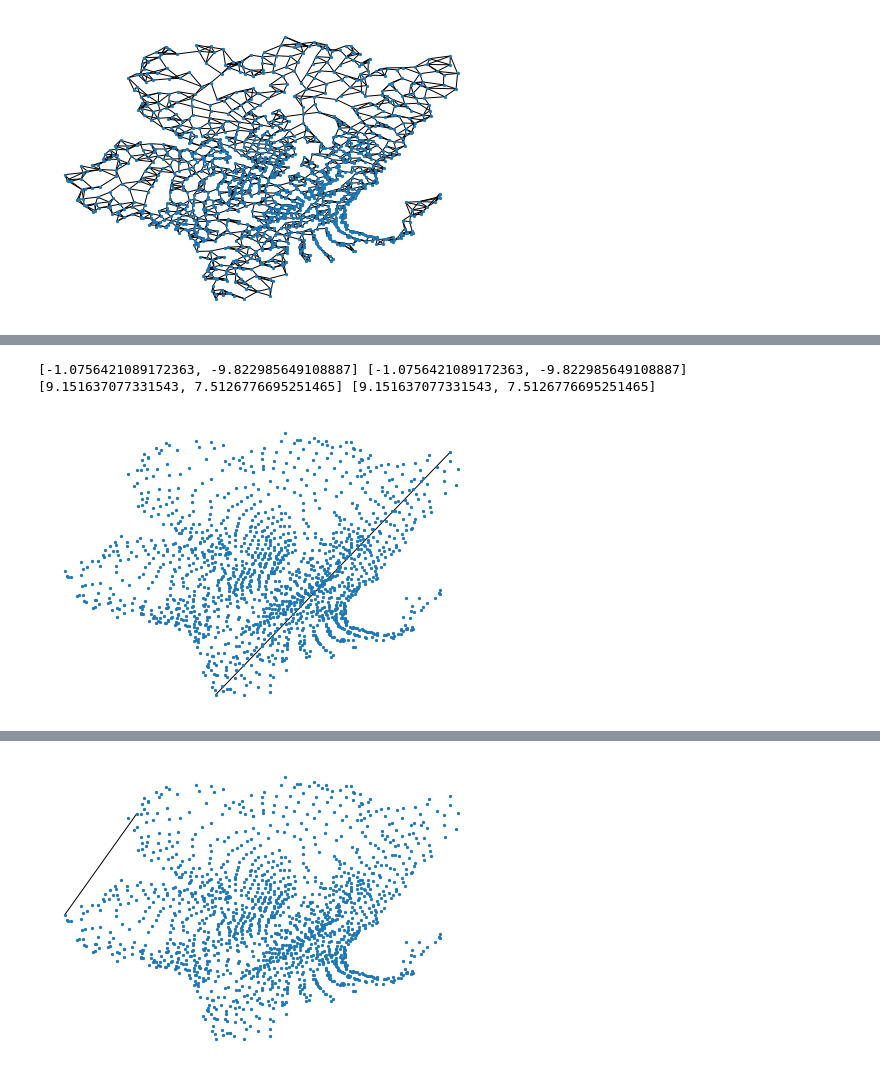
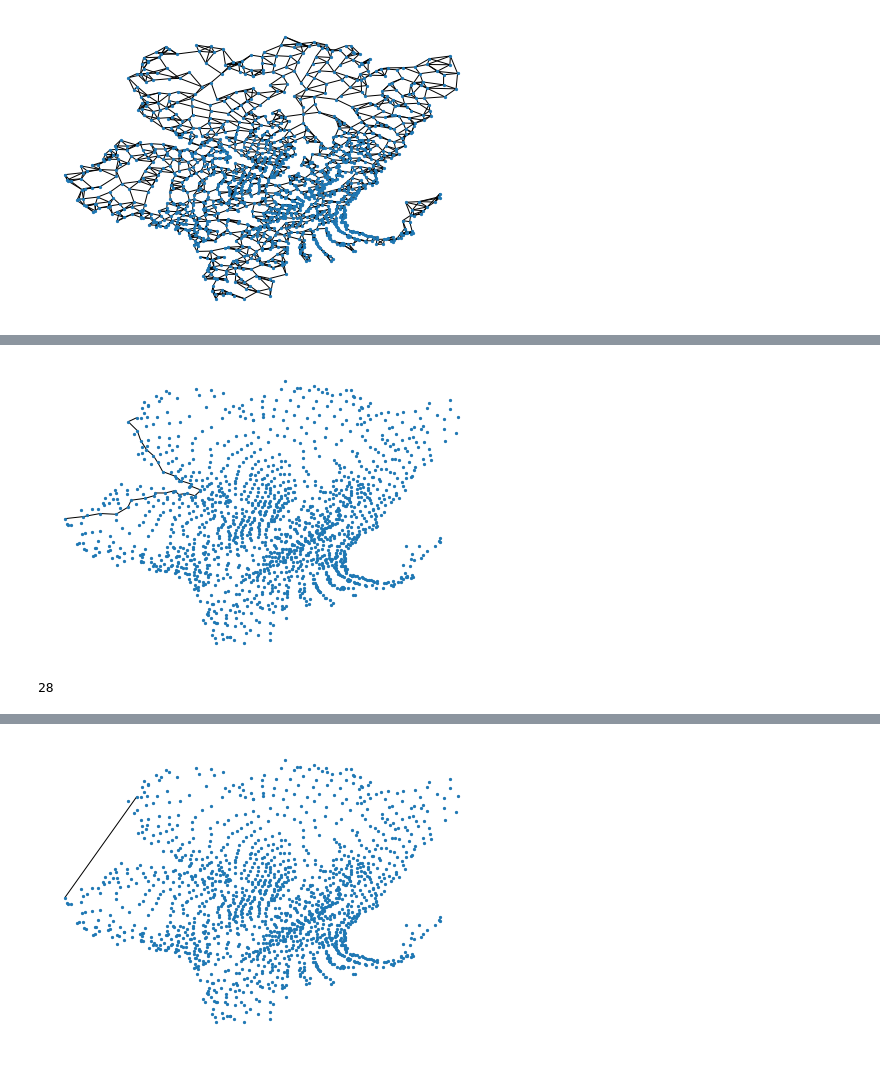
Before and after one commit to Iddoyadlin/DeepLearningCS3598, a Jupyter notebook: graph.ipynb, the cells around one changed output, grey strips where cells are left out. Cells and saved outputs as stored; diff of their text form; code cells hidden in the pictures.

```diff
--- a/graph.ipynb
+++ b/graph.ipynb
@@ -323,36 +401,13 @@ most distant points are at indexes (182, 220)
-# %%
-n_images=len(path)*2+1 #assuming number of images is k*len(path) + 1
-sampled_path = [path[0], path[-1]]
-
-def generate_extra_points(u, v, n_points):
-    u = np.array(u)
-    v = np.array(v)
-    alphas = np.linspace(0, 1, n_points)[1:-1]
-    points = []
-    for alpha in alphas:
-        points.append((1-alpha) *u + (alpha)*v)
-    return points
-
-
-interpolation_path = []
-for i in range(len(sampled_path)-1):
-    images_to_generate = n_images // len(sampled_path) - 1
-    u = points[sampled_path[i]]
-    v = points[sampled_path[i+1]]
-    new_points = generate_extra_points(u,v, images_to_generate)
-    if i==0:
-        to_add = [u]+new_points+[v]
-    else:
-        to_add = new_points+[v]
-    interpolation_path.extend(to_add)
-
-print(interpolation_path[0], points[sampled_path[0]])
-print(interpolation_path[-1], points[sampled_path[-1]])
-display_path_graph(G, sampled_path)
-# %% [output]
-[-1.0756421089172363, -9.822985649108887] [-1.0756421089172363, -9.822985649108887]
-[9.151637077331543, 7.5126776695251465] [9.151637077331543, 7.5126776695251465]
-[figure, removed]
+# %%
+n_images=len(path)*2+1 #assuming number of images is k*len(path) + 1
+sampled_path = path
+num_images_between_points = n_images // len(sampled_path) - 1
+interpolation_path = surf(sampled_path, num_images_between_points)
+display_path_graph(G, sampled_path)
+print(len(sampled_path))
+# %% [output]
+[figure, added]
+28
 # %%
 fig = plt.figure()
 
```
Also changed, not shown: parts of 9 cells of this notebook.
